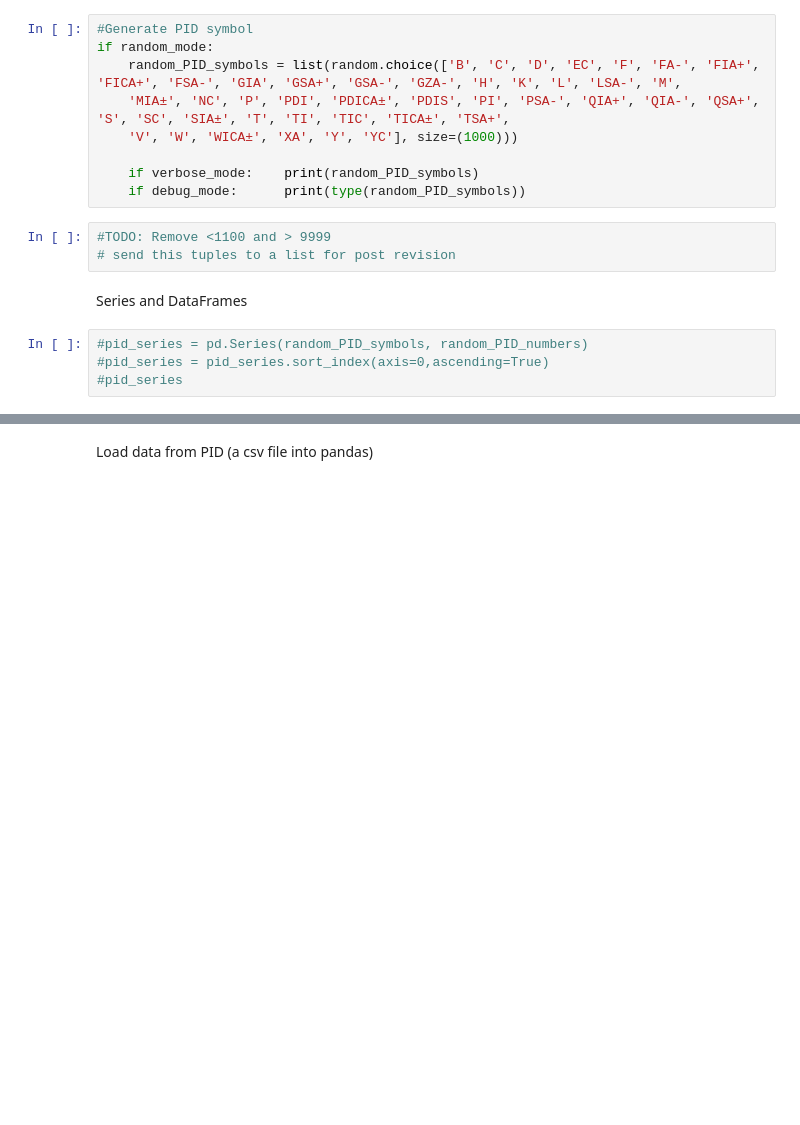
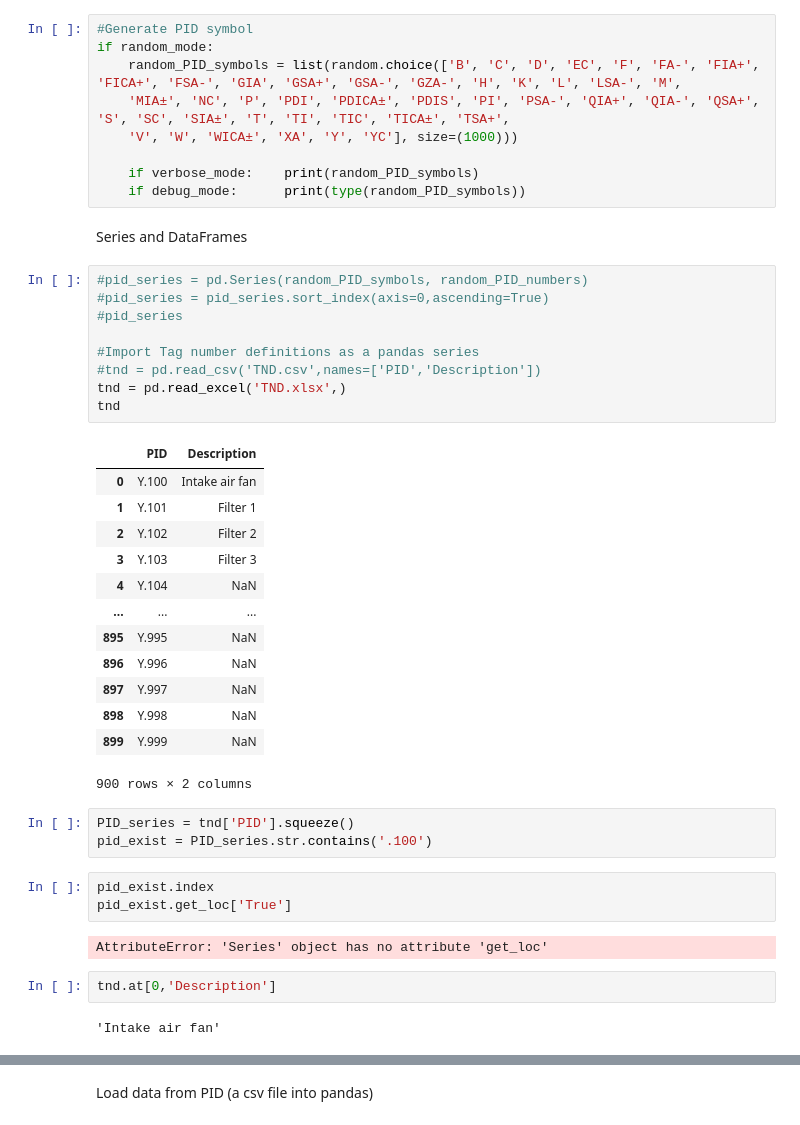
Before and after one commit to emartinskan/epic, a Jupyter notebook: epic.ipynb, the cells around one changed output, grey strips where cells are left out. Drawn from its saved outputs; the diff is of its cells as text; blank space fills up the shorter version.

```diff
--- a/epic.ipynb
+++ b/epic.ipynb
@@ -80,12 +71,40 @@ if random_mode:
 
     if verbose_mode:    print(random_PID_symbols)
     if debug_mode:      print(type(random_PID_symbols))
-# %%
-#TODO: Remove <1100 and > 9999
-# send this tuples to a list for post revision
 # %% [markdown]
 Series and DataFrames
 # %%
 #pid_series = pd.Series(random_PID_symbols, random_PID_numbers)
 #pid_series = pid_series.sort_index(axis=0,ascending=True)
 #pid_series
+
+#Import Tag number definitions as a pandas series
+#tnd = pd.read_csv('TND.csv',names=['PID','Description'])
+tnd = pd.read_excel('TND.xlsx',)
+tnd
+# %% [output]
+|  | PID | Description |
+| 0 | Y.100 | Intake air fan |
+| 1 | Y.101 | Filter 1 |
+| 2 | Y.102 | Filter 2 |
+| 3 | Y.103 | Filter 3 |
+| 4 | Y.104 | NaN |
+| ... | ... | ... |
+| 895 | Y.995 | NaN |
+| 896 | Y.996 | NaN |
+| 897 | Y.997 | NaN |
+| 898 | Y.998 | NaN |
+| 899 | Y.999 | NaN |
+900 rows × 2 columns
+# %%
+PID_series = tnd['PID'].squeeze()
+pid_exist = PID_series.str.contains('.100')
+# %%
+pid_exist.index
+pid_exist.get_loc['True']
+# %% [output]
+AttributeError: 'Series' object has no attribute 'get_loc'
+# %%
+tnd.at[0,'Description']
+# %% [output]
+'Intake air fan'
```
Also changed, not shown: parts of 15 cells of this notebook, 1 other file.
